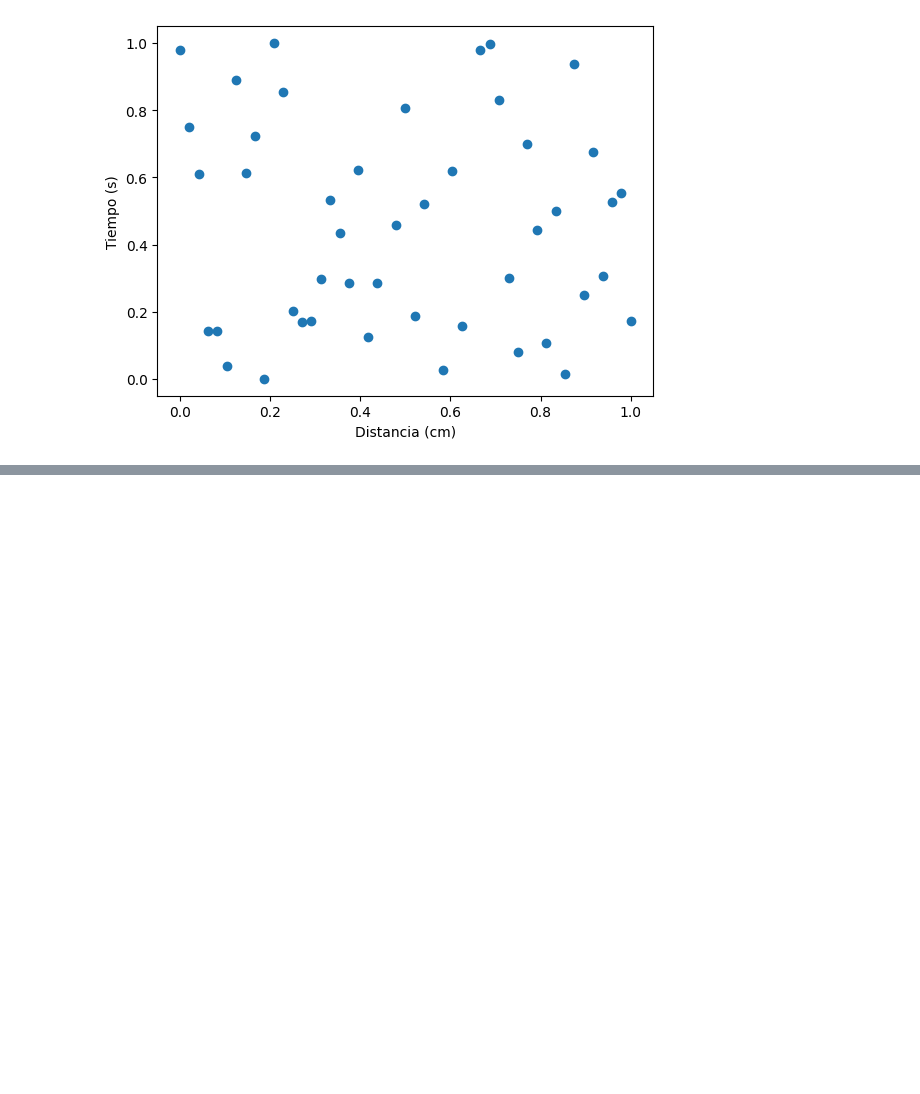
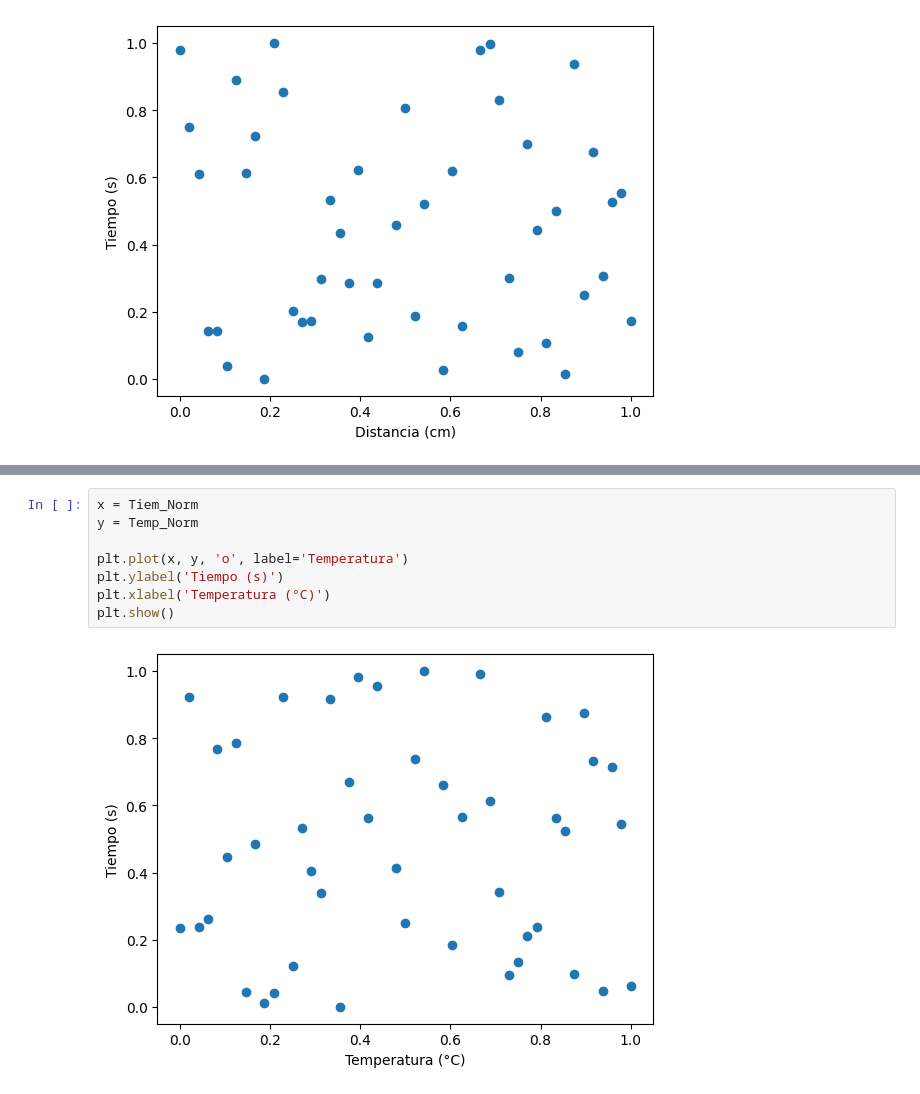
Before and after one commit to haroldyosef/IA_Proyectos, a Jupyter notebook: Actividades/AF5_Procesamiento_de_datos.ipynb, the cells around one changed output, grey strips where cells are left out. Cells and saved outputs as stored; diff of their text form; blank space fills up the shorter version.

```diff
--- a/Actividades/AF5_Procesamiento_de_datos.ipynb
+++ b/Actividades/AF5_Procesamiento_de_datos.ipynb
@@ -123,0 +134,10 @@ plt.show()
+# %%
+x = Tiem_Norm
+y = Temp_Norm
+
+plt.plot(x, y, 'o', label='Temperatura')
+plt.ylabel('Tiempo (s)')
+plt.xlabel('Temperatura (°C)')
+plt.show()
+# %% [output]
+[figure, added]
```
Also changed, not shown: parts of 1 cell of this notebook.
